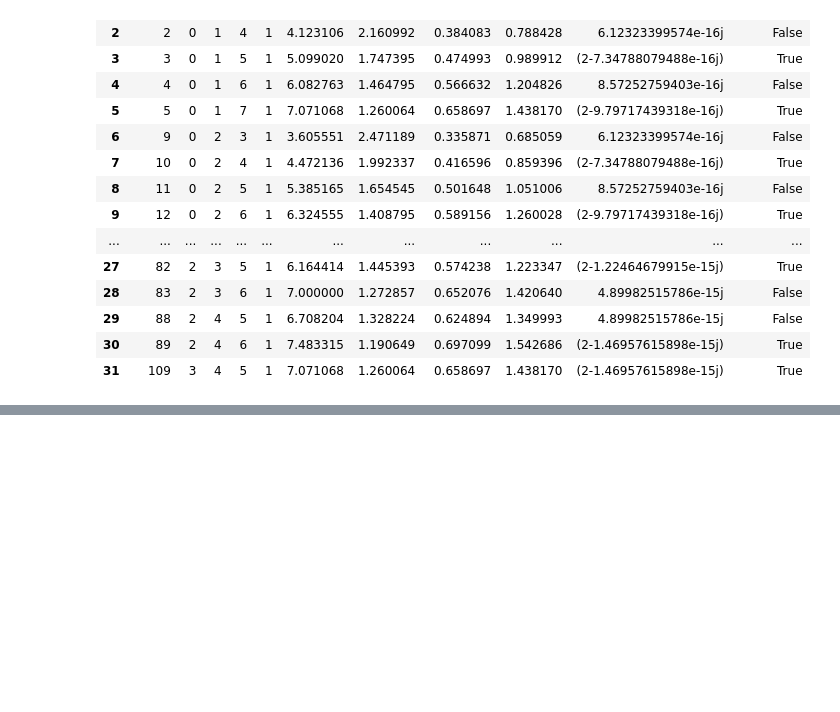
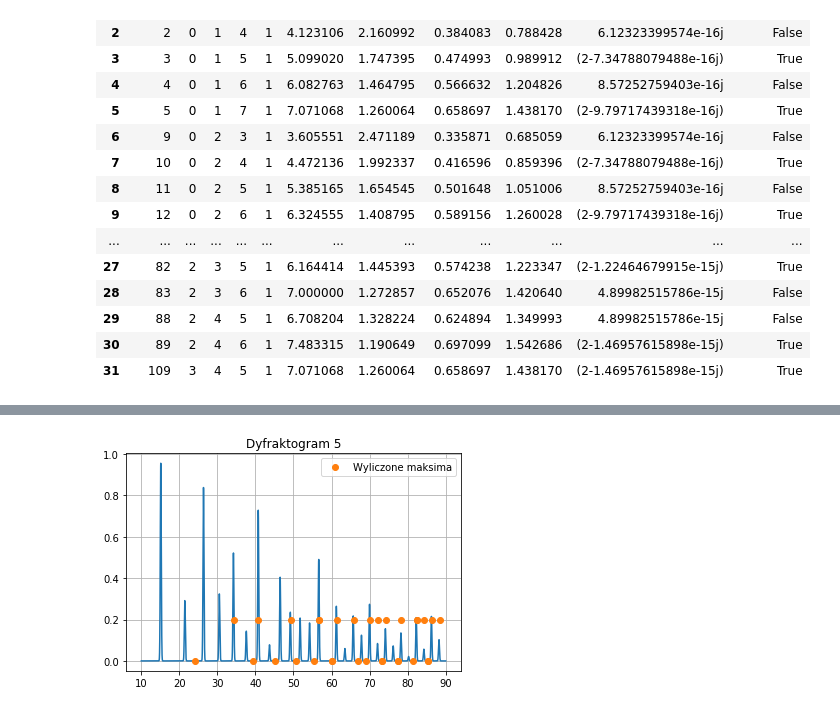
Before and after one commit to MarikinPaulina/WDFCS, a Jupyter notebook: Projekt/Kostek.ipynb, the cells around one changed output, grey strips where cells are left out. Cells and saved outputs as stored; diff of their text form; code cells hidden in the pictures; blank space fills up the shorter version.

```diff
--- a/Projekt/Kostek.ipynb
+++ b/Projekt/Kostek.ipynb
@@ -64,10 +64,12 @@ tabela
 | 31 | 109 | 3 | 4 | 5 | 1 | 7.071068 | 1.260064 | 0.658697 | 1.438170 | (2-1.46957615898e-15j) | True |
 # %%
 i = 5
-plt.plot(dane[i]['2theta'],(dane[i]['I']/np.max(dane[i]['I'])-np.min(dane[i]['I']))
-plt.plot(tabela['2theta']*180/np.pi,np.abs(tabela.F),'o')
-#     plt.ylim(0,4)
+plt.plot(dane[i]['2theta'],(dane[i]['I']-np.min(dane[i]['I']))/np.max(dane[i]['I']),label='')
+plt.plot(tabela['2theta']*180/np.pi,np.abs(tabela.F)/10,'o',label='Wyliczone maksima')
+# plt.ylim(0,1)
 plt.grid()
-plt.title(f'Wykres {i}')
+plt.title(f'Dyfraktogram {i}')
+plt.legend()
+plt.savefig('Dyfraktogram.png',dpi=400)
 plt.show()
 # %% [output]
@@ -74,0 +76 @@ SyntaxError: invalid syntax (<ipython-input-4-8d126af1101c>, line 3)
+[figure, added]
```
Also changed, not shown: parts of 2 cells of this notebook, 6 other files.
